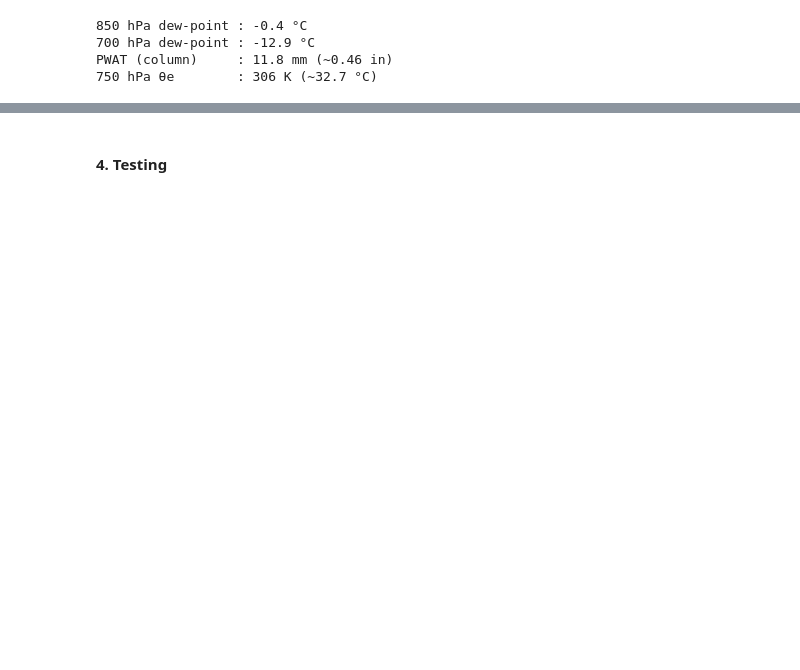
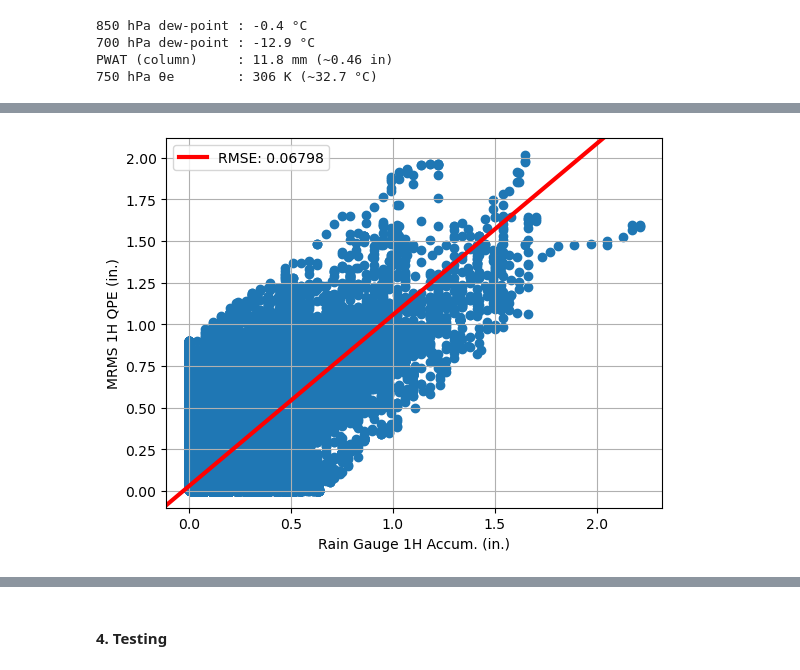
Before and after one commit to leharris3/piml-qpe, a Jupyter notebook: analysis.ipynb, the cells around one changed output, grey strips where cells are left out. Drawn from its saved outputs; the diff is of its cells as text; code cells hidden in the pictures; blank space fills up the shorter version.

```diff
--- a/analysis.ipynb
+++ b/analysis.ipynb
@@ -689,3 +706,23 @@ df_rain_events_for_ml.head()
+# %%
+gauge_qpes = df_rain_events_for_ml['gauge_qpe'].to_numpy()
+mrms_qpes  = df_rain_events_for_ml['mrms_qpe'].to_numpy()
+
+m, b, best_loss = calculate_best_fit_line(gauge_qpes, mrms_qpes)
+best_fit = (gauge_qpes * m) + b
+point = (gauge_qpes[0], best_fit[0])
+
+ax = plt.subplot()
+ax.scatter(gauge_qpes, mrms_qpes)
+ax.axline(point, slope=m, color="red", linewidth=3.0, label=f"RMSE: {best_loss:0.4}")
+
+ax.set_xlabel("Rain Gauge 1H Accum. (in.)")
+ax.set_ylabel("MRMS 1H QPE (in.)")
+ax.grid()
+ax.legend()
+
+plt.show()
+# %% [output]
+[figure, added]
 # %%
 seen_ids = (
     df_rain_events_for_ml
```
Also changed, not shown: parts of 14 cells of this notebook.
